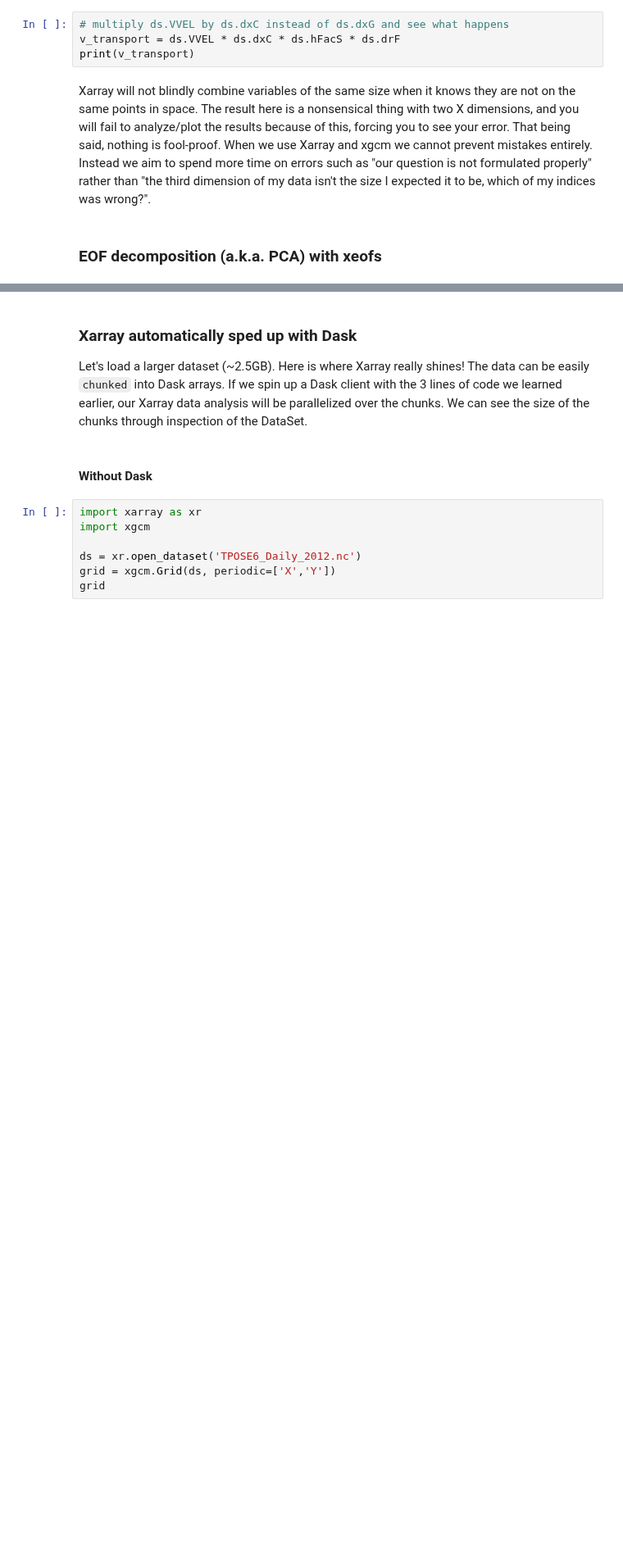
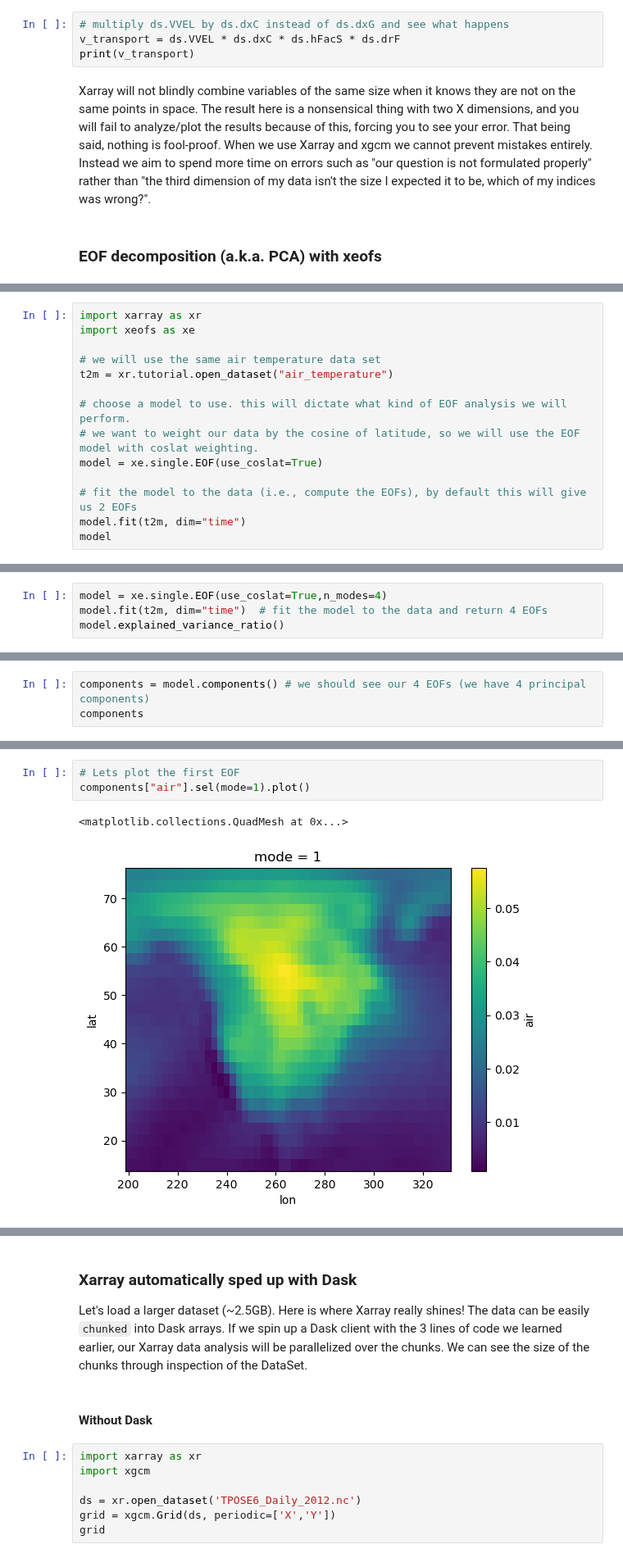
Before and after one commit to eldavenport/SIO-PythonEarthScience, a Jupyter notebook: docs/in_workshop/python_earth_science/xarray.ipynb, the cells around one changed output, grey strips where cells are left out. Shown at 82% size. Cells and saved outputs as stored; diff of their text form; blank space fills up the shorter version.

Commit message:
adding xeofs examples

```diff
--- a/docs/in_workshop/python_earth_science/xarray.ipynb
+++ b/docs/in_workshop/python_earth_science/xarray.ipynb
@@ -330,0 +383,14 @@ Xarray will not blindly combine variables of the same size when it knows they ar
+# %%
+import xarray as xr
+import xeofs as xe
+
+# we will use the same air temperature data set
+t2m = xr.tutorial.open_dataset("air_temperature")
+
+# choose a model to use. this will dictate what kind of EOF analysis we will perform.
+# we want to weight our data by the cosine of latitude, so we will use the EOF model with coslat weighting.
+model = xe.single.EOF(use_coslat=True)
+
+# fit the model to the data (i.e., compute the EOFs), by default this will give us 2 EOFs
+model.fit(t2m, dim="time")
+model
@@ -330,0 +423,4 @@ Xarray will not blindly combine variables of the same size when it knows they ar
+# %%
+model = xe.single.EOF(use_coslat=True,n_modes=4)
+model.fit(t2m, dim="time")  # fit the model to the data and return 4 EOFs
+model.explained_variance_ratio()
@@ -330,0 +448,3 @@ Xarray will not blindly combine variables of the same size when it knows they ar
+# %%
+components = model.components() # we should see our 4 EOFs (we have 4 principal components)
+components
@@ -330,0 +460,6 @@ Xarray will not blindly combine variables of the same size when it knows they ar
+# %%
+# Lets plot the first EOF
+components["air"].sel(mode=1).plot()
+# %% [output]
+<matplotlib.collections.QuadMesh at 0x...>
+[figure, added]
```
Also changed, not shown: parts of 12 cells of this notebook, 1 other file.
